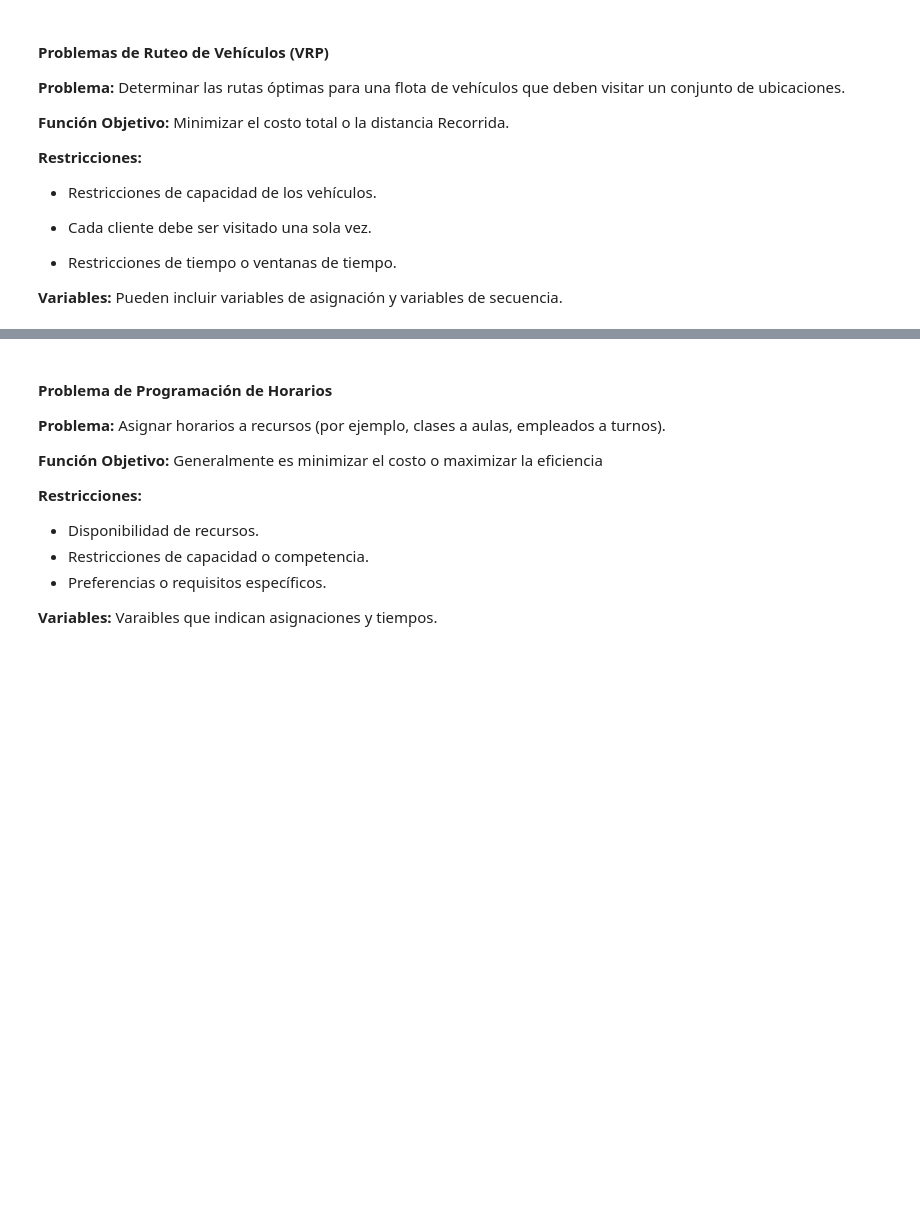
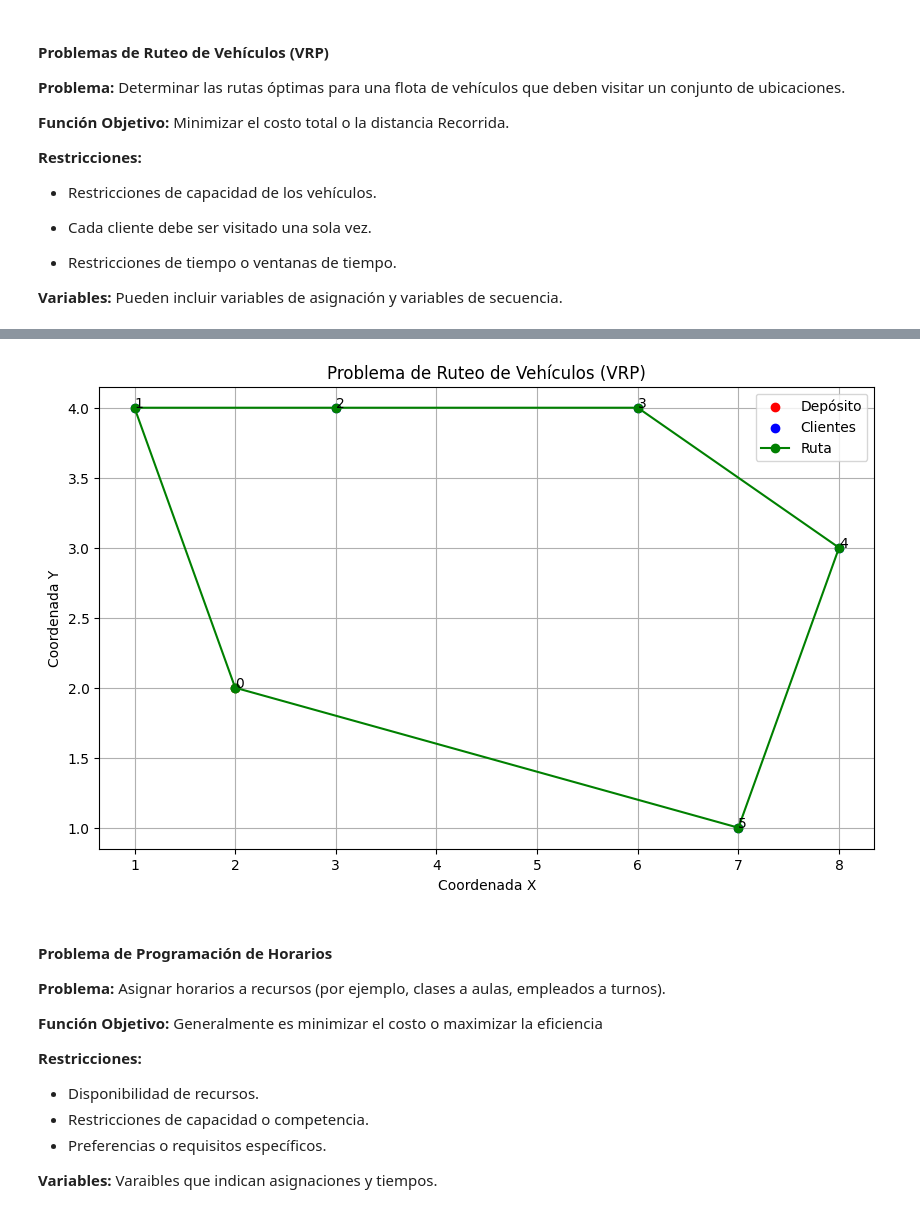
Before and after one commit to DanAndCastRod/python_DataScience, a Jupyter notebook: session14_Investigación_de_Operaciones.ipynb, the cells around one changed output, grey strips where cells are left out. Saved outputs shown, nothing was run; the diff lists cells and outputs as text; code cells hidden in the pictures; blank space fills up the shorter version.

```diff
--- a/session14_Investigación_de_Operaciones.ipynb
+++ b/session14_Investigación_de_Operaciones.ipynb
@@ -574,3 +704,54 @@ Costo mínimo total: 160.0
+# %%
+# @title ejemplo 5
+
+
+import matplotlib.pyplot as plt
+import numpy as np
+from scipy.spatial.distance import cdist
+
+# Coordenadas del depósito y los clientes
+depot = np.array([[2, 2]])
+clientes = np.array([[1, 4], [3, 4], [6, 4], [8, 3], [7, 1]])
+
+# Calcular la matriz de distancias
+locations = np.concatenate([depot, clientes])
+dist_matrix = cdist(locations, locations)
+
+# Heurística simple: el vehículo siempre visita el cliente más cercano
+def simple_vrp(dist_matrix, depot_index):
+    unvisited = set(range(len(dist_matrix)))
+    unvisited.remove(depot_index)
+    route = [depot_index]
+
+    while unvisited:
+        last_visited = route[-1]
+        next_index = min(unvisited, key=lambda x: dist_matrix[last_visited, x])
+        unvisited.remove(next_index)
+        route.append(next_index)
+
+    route.append(depot_index)
+    return route
+
+# Obtener la ruta
+route = simple_vrp(dist_matrix, depot_index=0)
+
+# Visualización gráfica
+plt.figure(figsize=(10, 6))
+plt.scatter(depot[:, 0], depot[:, 1], color='red', label='Depósito')
+plt.scatter(clientes[:, 0], clientes[:, 1], color='blue', label='Clientes')
+plt.plot(locations[route, 0], locations[route, 1], color='green', linestyle='-', marker='o', label='Ruta')
+
+for i, txt in enumerate(range(len(locations))):
+    plt.annotate(txt, (locations[i, 0], locations[i, 1]))
+
+plt.xlabel('Coordenada X')
+plt.ylabel('Coordenada Y')
+plt.title('Problema de Ruteo de Vehículos (VRP)')
+plt.legend()
+plt.grid(True)
+plt.show()
+# %% [output]
+[figure, added]
 # %% [markdown]
 #### Problema de Programación de Horarios
 **Problema:** Asignar horarios a recursos (por ejemplo, clases a aulas, empleados a turnos).
```
Also changed, not shown: parts of 30 cells of this notebook, 1 other file.
